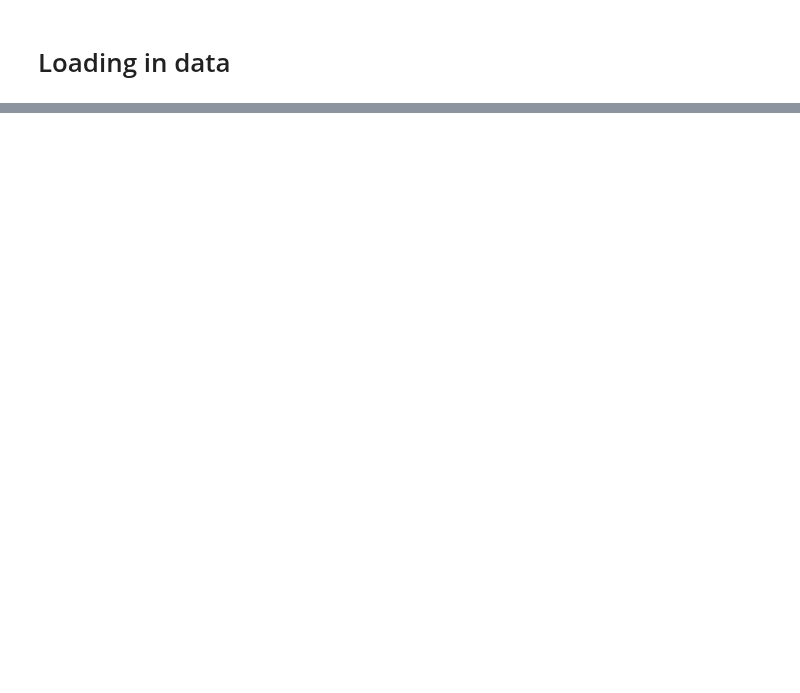
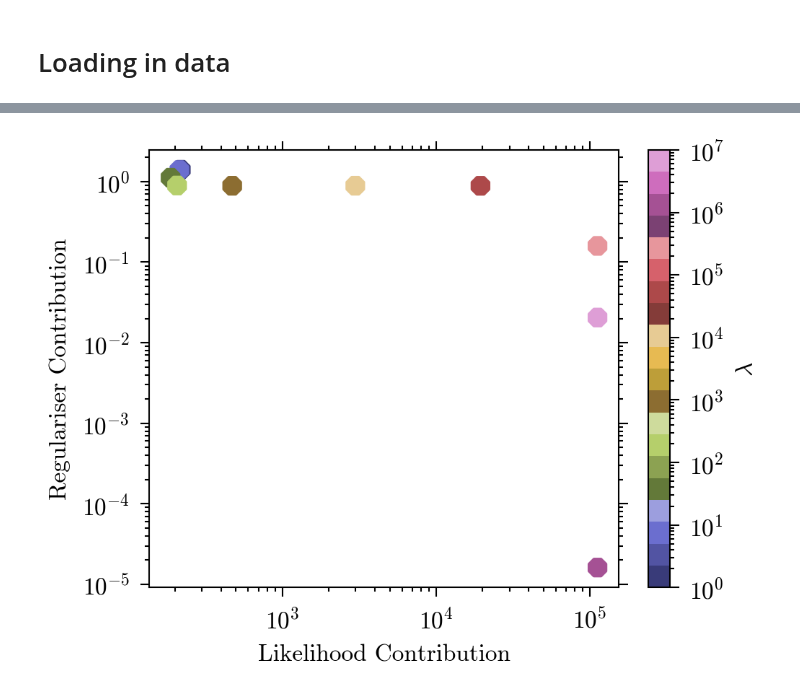
Before and after one commit to maxecharles/dorito_notebooks, a Jupyter notebook: io_wavelets.ipynb, the cells around one changed output, grey strips where cells are left out. Cells and saved outputs as stored; diff of their text form; code cells hidden in the pictures; blank space fills up the shorter version.

```diff
--- a/io_wavelets.ipynb
+++ b/io_wavelets.ipynb
@@ -126,10 +196,12 @@ for file in files:
 # dorito.misc.truncate_files(cal_files, 5)
 dorito.misc.truncate_files(sci_files, 18)
 # %%
-source_size = 120
-level = 2
+source_size = 144
+level = 3
 # shearlets, shearletSystem = dorito.build_model.shearlet_prior(source_size, nScales=2)
-wavelets = dorito.wavelets.Wavelets(np.ones((source_size, source_size)), level=level)
+wavelets = dorito.wavelets.Wavelets(
+    np.ones((source_size, source_size)), level=level, wavelet="db2"
+)
 
 model, params, cal_fits, sci_fits = dorito.build_model.build_resolved_model(
     # model, params, cal_exposures, sci_exposures = dorito.build_model.build_resolved_model(
@@ -143,7 +215,7 @@ model, params, cal_fits, sci_fits = dorito.build_model.build_resolved_model(
     modeller=dorito.models.WaveletModel,
     ramp_model=ode_ramp,
     extra_priors={
-        "approx": wavelets.approx,
+        "approx": np.log10(wavelets.approx),
         "details": wavelets.values,
         # "log_distribution": np.log10(
         #     np.ones((source_size, source_size)) / source_size**2
@@ -162,7 +234,7 @@ fits = [*cal_fits, *sci_fits]
 init_state = np.load(init_state_cache + "F430M.npy", allow_pickle=True)[()]
 for p in [
     "positions",
-    "fluxes",
+    # "fluxes",
     "aberrations",
     # "log_distribution",
 ]:
@@ -443,0 +507,14 @@ y = coeffs[1:]
+# %%
+sweep, coeffs, log_dists = dorito.stats.lcurve_sweep(
+    "L1",
+    np.logspace(0, 7, 10),
+    model,
+    fits,
+    args,
+    config,
+    fishers,
+    norm_fn=normalise_wavelets,
+    loss_fn=dorito.stats.regularised_loss_fn,
+    epochs=500,
+    eps=1e-2,
+)
@@ -443,0 +616,20 @@ y = coeffs[1:]
+# %%
+plt.figure()
+plt.scatter(
+    sweep[0],
+    sweep[1],
+    c=coeffs,
+    cmap="tab20b",
+    # cmap="viridis",
+    norm=mpl.colors.LogNorm(),
+    marker="8",
+)
+
+plt.xscale("log")
+plt.yscale("log")
+plt.colorbar(label=r"$\lambda$")
+plt.xlabel("Likelihood Contribution")
+plt.ylabel("Regulariser Contribution")
+plt.show()
+# %% [output]
+[figure, added]
```
Also changed, not shown: parts of 14 cells of this notebook.
